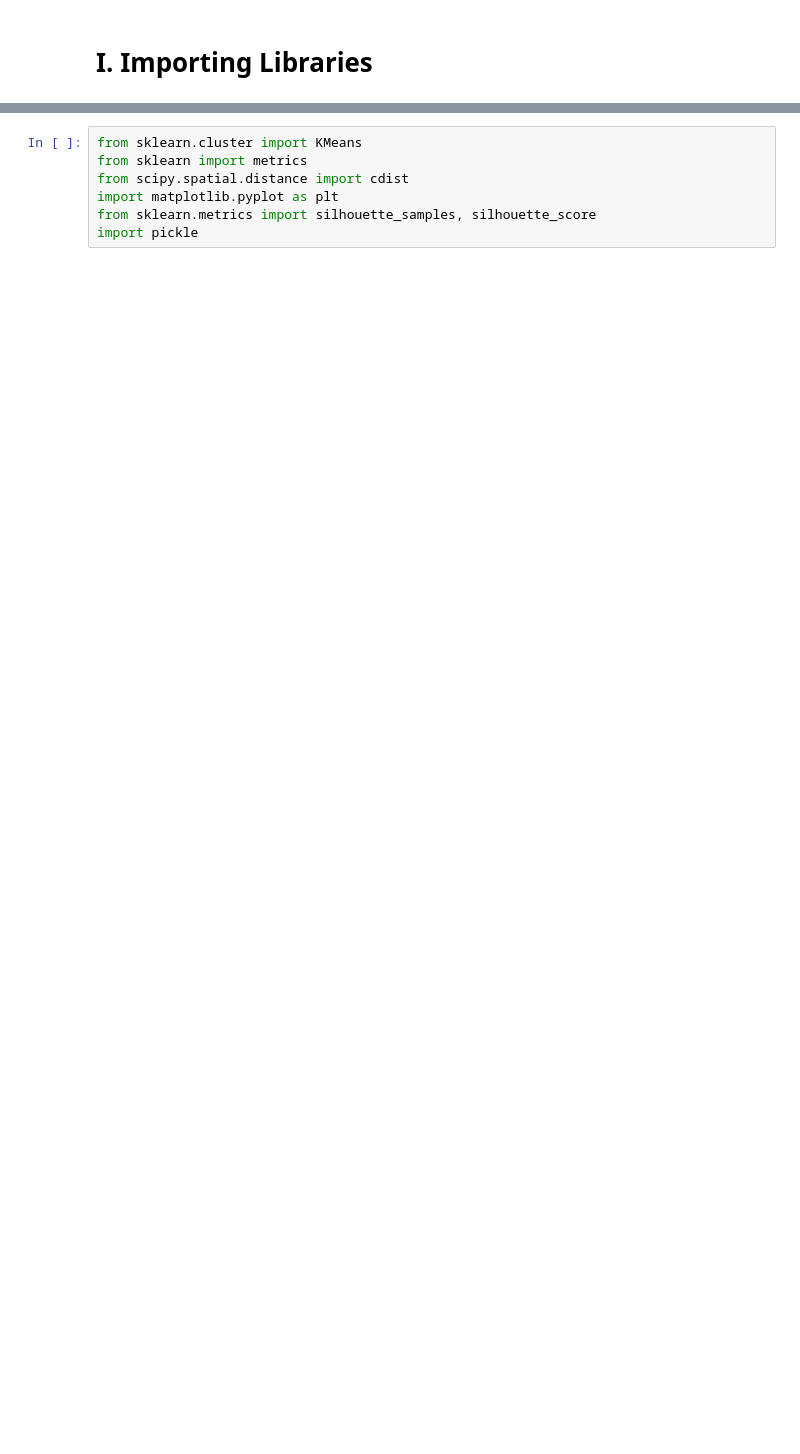
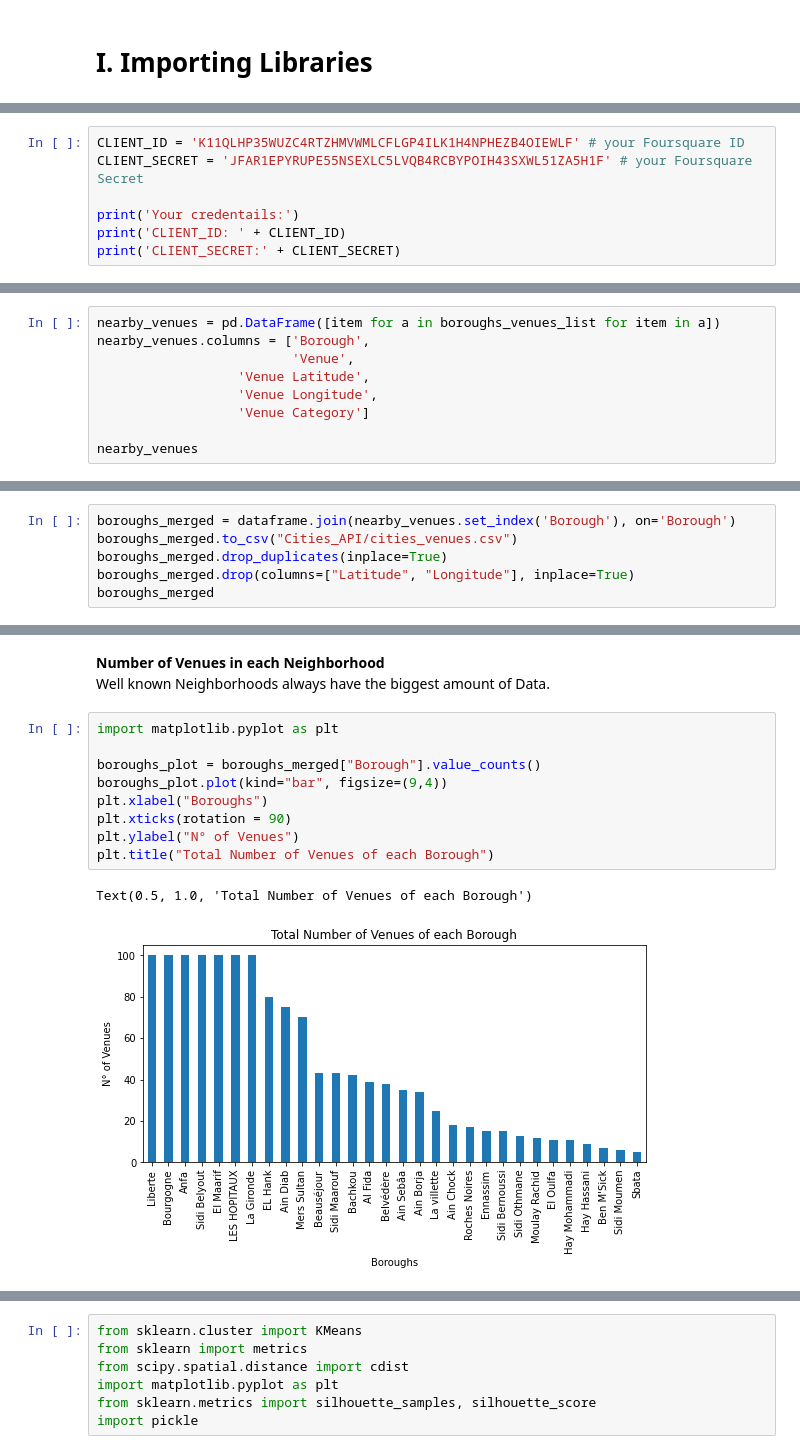
Before and after one commit to hamdanihamza/IBM-Capstone-Project, a Jupyter notebook: The Battle of Neighborhoods (Week 2).ipynb, the cells around one changed output, grey strips where cells are left out. Drawn from its saved outputs; the diff is of its cells as text; blank space fills up the shorter version.

```diff
--- a/The Battle of Neighborhoods (Week 2).ipynb
+++ b/The Battle of Neighborhoods (Week 2).ipynb
@@ -361,0 +111,7 @@ cities_grouped
+# %%
+CLIENT_ID = 'K11QLHP35WUZC4RTZHMVWMLCFLGP4ILK1H4NPHEZB4OIEWLF' # your Foursquare ID
+CLIENT_SECRET = 'JFAR1EPYRUPE55NSEXLC5LVQB4RCBYPOIH43SXWL51ZA5H1F' # your Foursquare Secret
+
+print('Your credentails:')
+print('CLIENT_ID: ' + CLIENT_ID)
+print('CLIENT_SECRET:' + CLIENT_SECRET)
@@ -361,0 +179,9 @@ cities_grouped
+# %%
+nearby_venues = pd.DataFrame([item for a in boroughs_venues_list for item in a])
+nearby_venues.columns = ['Borough',
+                         'Venue',
+                  'Venue Latitude',
+                  'Venue Longitude',
+                  'Venue Category']
+
+nearby_venues
@@ -361,0 +205,6 @@ cities_grouped
+# %%
+boroughs_merged = dataframe.join(nearby_venues.set_index('Borough'), on='Borough')
+boroughs_merged.to_csv("Cities_API/cities_venues.csv")
+boroughs_merged.drop_duplicates(inplace=True)
+boroughs_merged.drop(columns=["Latitude", "Longitude"], inplace=True)
+boroughs_merged
@@ -361,0 +310,15 @@ cities_grouped
+# %% [markdown]
+**Number of Venues in each Neighborhood** <br>
+Well known Neighborhoods always have the biggest amount of Data.
+# %%
+import matplotlib.pyplot as plt
+
+boroughs_plot = boroughs_merged["Borough"].value_counts()
+boroughs_plot.plot(kind="bar", figsize=(9,4))
+plt.xlabel("Boroughs")
+plt.xticks(rotation = 90)
+plt.ylabel("N° of Venues")
+plt.title("Total Number of Venues of each Borough")
+# %% [output]
+Text(0.5, 1.0, 'Total Number of Venues of each Borough')
+[figure, added]
```
Also changed, not shown: parts of 100 cells of this notebook.
